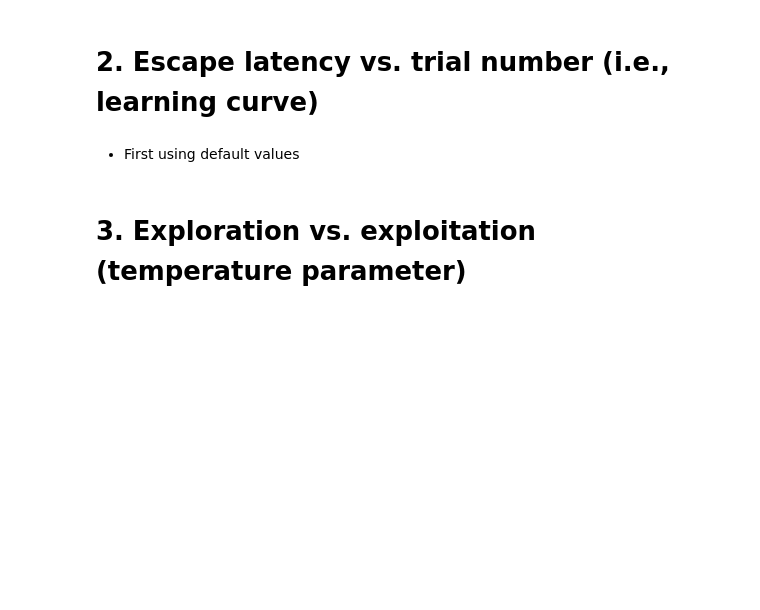
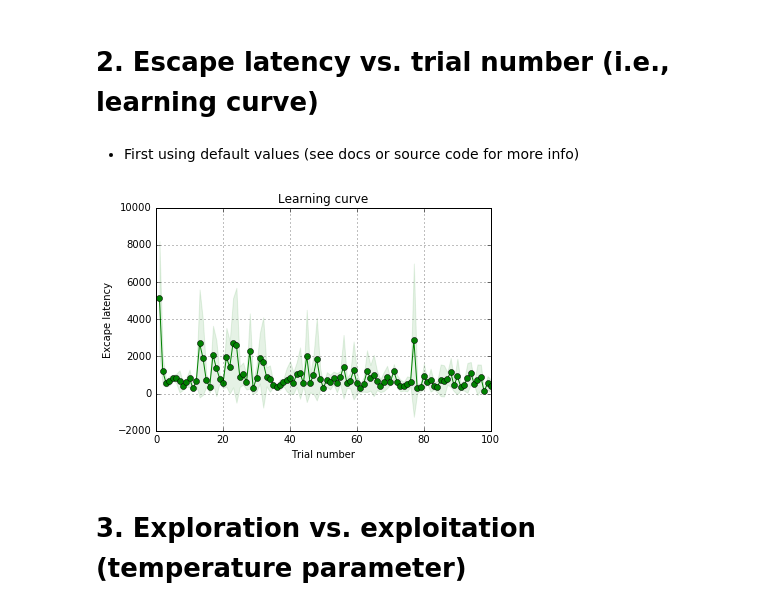
Before and after one commit to rodrigo-pena/rl-mountain-car, a Jupyter notebook: experiments.ipynb, the cells around one changed output. Cells and saved outputs as stored; diff of their text form; code cells hidden in the pictures; blank space fills up the shorter version.

```diff
--- a/experiments.ipynb
+++ b/experiments.ipynb
@@ -92,11 +92,14 @@ plt.show()
 # %% [markdown]
 # 2. Escape latency vs. trial number (i.e., learning curve)
 # %% [markdown]
-* First using default values
+* First using default values (see docs or source code for more info)
 # %%
 learning_curves = st.batch_agents()
-st.plot_learning_curves(learning_curves)
+fig, _ = st.plot_learning_curves(learning_curves)
+fig.savefig('default_vals.pdf', bbox_inches='tight')
 plt.show()
+# %% [output]
+[figure, added]
 # %% [markdown]
 # 3. Exploration vs. exploitation (temperature parameter)
 # %% [markdown]
```
Also changed, not shown: parts of 16 cells of this notebook, 2 other files.
